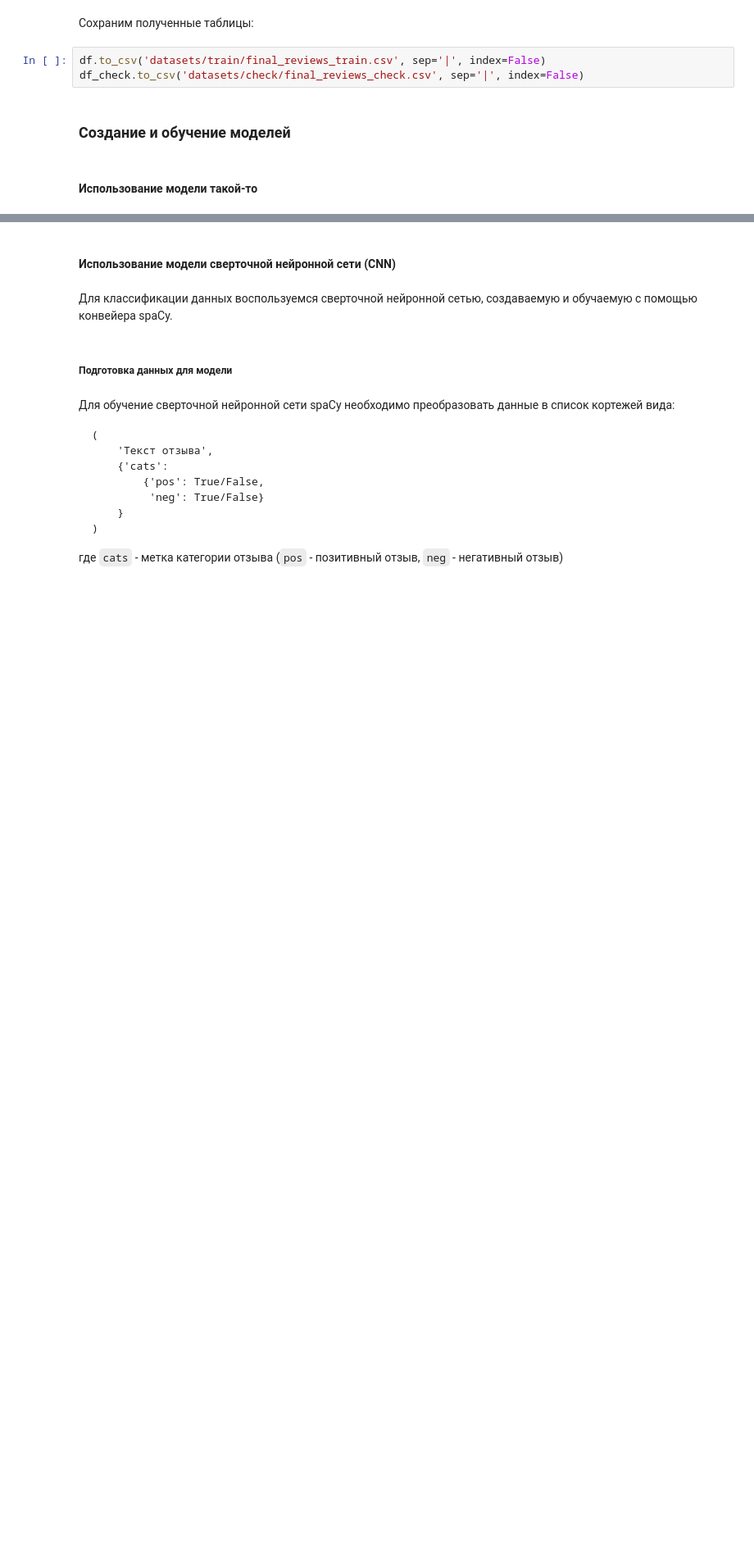
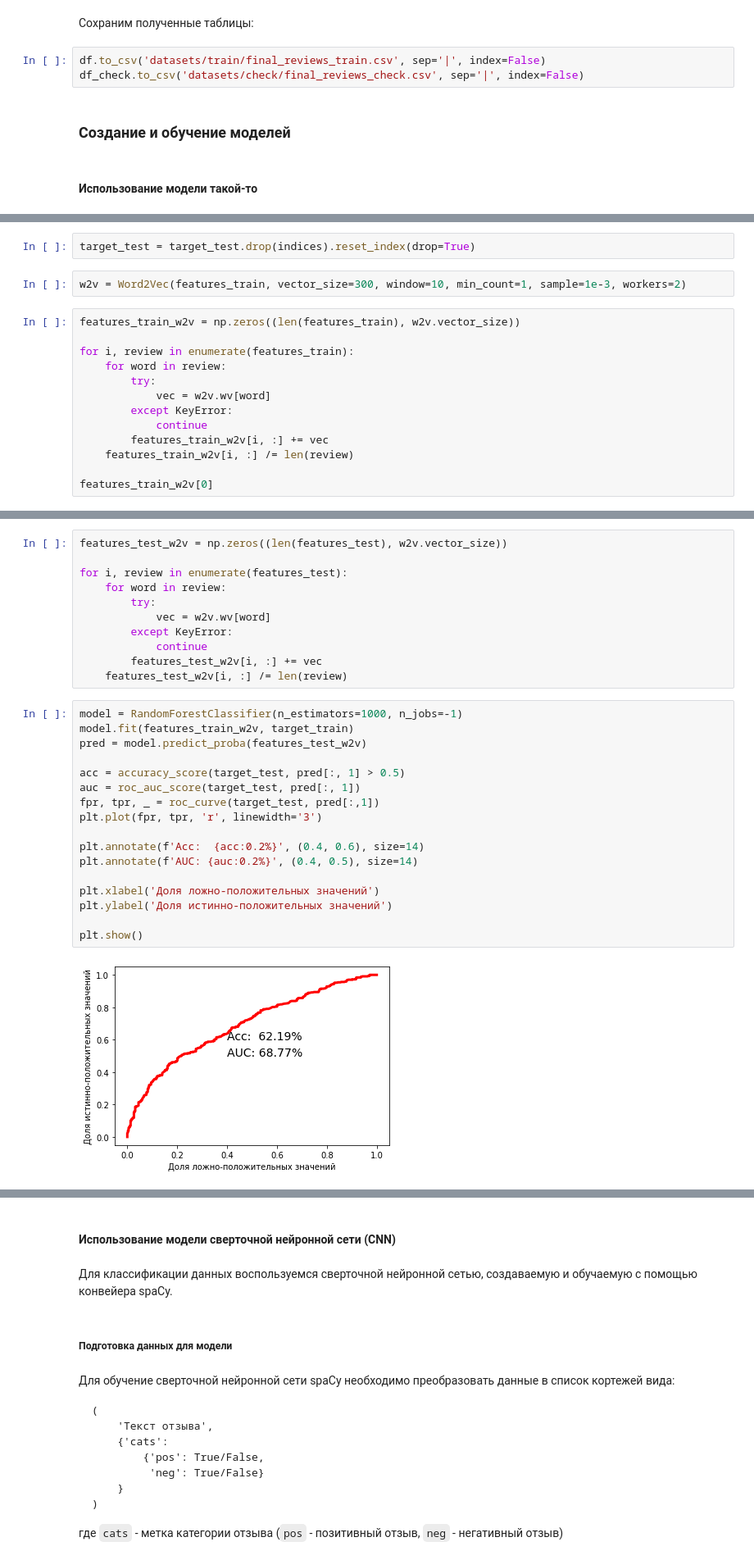
Before and after one commit to Alice15423/sentiment_analysis, a Jupyter notebook: reseach/sentiment_analysis.ipynb, the cells around one changed output, grey strips where cells are left out. Shown at 82% size. Cells and saved outputs as stored; diff of their text form; blank space fills up the shorter version.

```diff
--- a/reseach/sentiment_analysis.ipynb
+++ b/reseach/sentiment_analysis.ipynb
@@ -638,0 +574,17 @@ results_optimize_3[results_optimize_3['acc'] == results_optimize_3['acc'].max()]
+# %%
+target_test = target_test.drop(indices).reset_index(drop=True)
+# %%
+w2v = Word2Vec(features_train, vector_size=300, window=10, min_count=1, sample=1e-3, workers=2)
+# %%
+features_train_w2v = np.zeros((len(features_train), w2v.vector_size))
+
+for i, review in enumerate(features_train):
+    for word in review:
+        try:
+            vec = w2v.wv[word]
+        except KeyError:
+            continue
+        features_train_w2v[i, :] += vec
+    features_train_w2v[i, :] /= len(review)
+
+features_train_w2v[0]
@@ -638,0 +609,30 @@ results_optimize_3[results_optimize_3['acc'] == results_optimize_3['acc'].max()]
+# %%
+features_test_w2v = np.zeros((len(features_test), w2v.vector_size))
+
+for i, review in enumerate(features_test):
+    for word in review:
+        try:
+            vec = w2v.wv[word]
+        except KeyError:
+            continue
+        features_test_w2v[i, :] += vec
+    features_test_w2v[i, :] /= len(review)
+# %%
+model = RandomForestClassifier(n_estimators=1000, n_jobs=-1)
+model.fit(features_train_w2v, target_train)
+pred = model.predict_proba(features_test_w2v)
+
+acc = accuracy_score(target_test, pred[:, 1] > 0.5)
+auc = roc_auc_score(target_test, pred[:, 1])
+fpr, tpr, _ = roc_curve(target_test, pred[:,1])
+plt.plot(fpr, tpr, 'r', linewidth='3')
+
+plt.annotate(f'Acc:  {acc:0.2%}', (0.4, 0.6), size=14)
+plt.annotate(f'AUC: {auc:0.2%}', (0.4, 0.5), size=14)
+
+plt.xlabel('Доля ложно-положительных значений')
+plt.ylabel('Доля истинно-положительных значений')
+
+plt.show()
+# %% [output]
+[figure, added]
```
Also changed, not shown: parts of 50 cells of this notebook, 1 other file.
